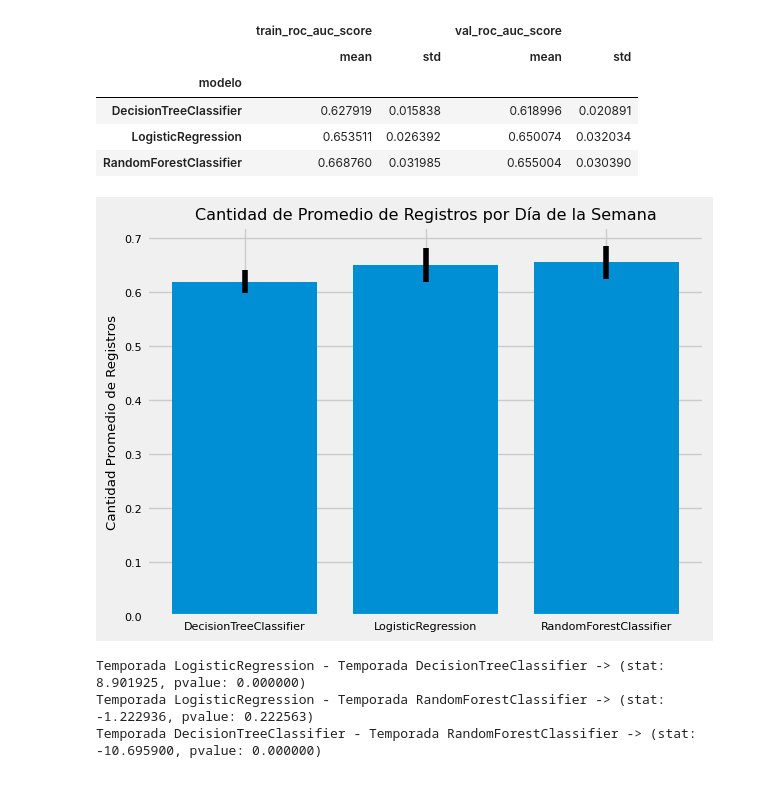
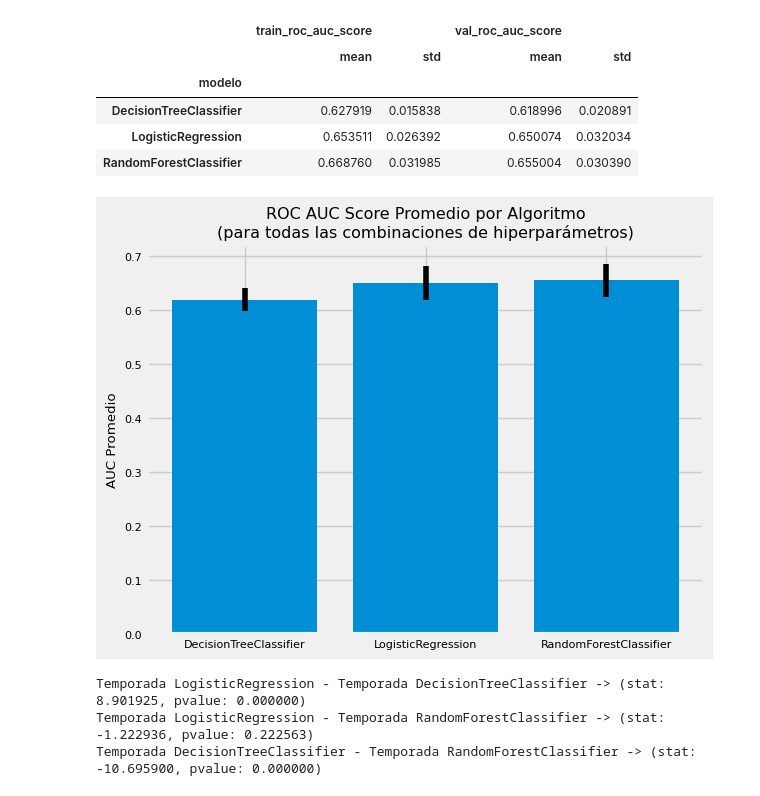
Before and after one commit to ignacioTapia95/neuralworks-challenge-data-scientist, a Jupyter notebook: notebooks/05_MODEL_COMPARISON.ipynb, the cells around one changed output. Cells and saved outputs as stored; diff of their text form; code cells hidden in the pictures.

```diff
--- a/notebooks/05_MODEL_COMPARISON.ipynb
+++ b/notebooks/05_MODEL_COMPARISON.ipynb
@@ -394,12 +393,12 @@ score_summary_group
 # %%
 fig, ax = plt.subplots(1,1)
 
 ax.bar(x=score_summary_group.index, height=score_summary_group['val_roc_auc_score']['mean'], yerr=score_summary_group['val_roc_auc_score']['std'])
-ax.set_title('Cantidad de Promedio de Registros por Día de la Semana')
-ax.set_ylabel('Cantidad Promedio de Registros')
+ax.set_title('ROC AUC Score Promedio por Algoritmo\n(para todas las combinaciones de hiperparámetros)')
+ax.set_ylabel('AUC Promedio')
 plt.show()
 # %% [output]
-[figure, old version]
+[figure, new version]
 # %%
 combinacion_temporadas = [x for x in combinations(df_summary['modelo'].unique(), 2)]
 
```
Also changed, not shown: parts of 2 cells of this notebook, 3 other files.
